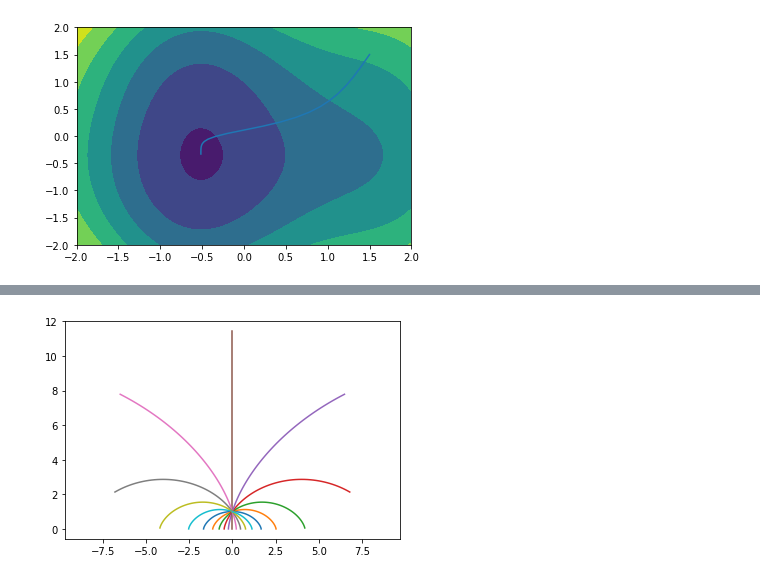
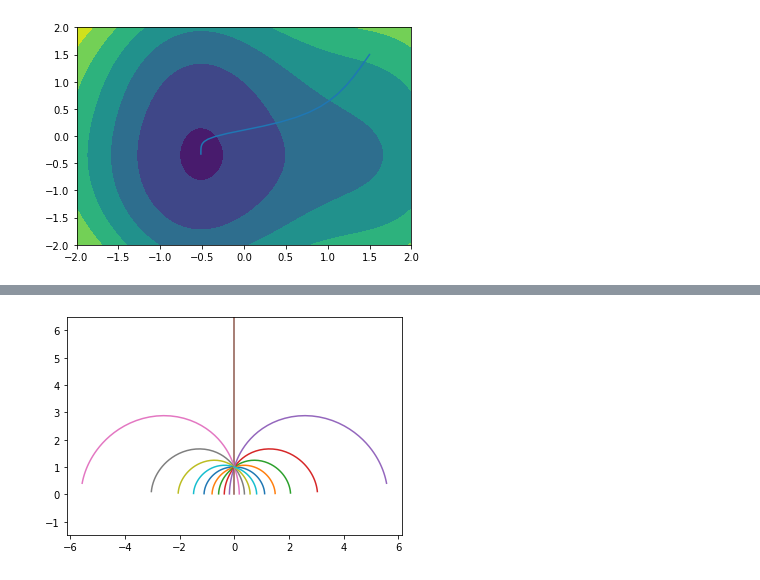
Before and after one commit to Mirebeau/MVA_ImagePDE, a Jupyter notebook: TP1/Dense.ipynb, the cells around one changed output, grey strips where cells are left out. Saved outputs shown, nothing was run; the diff lists cells and outputs as text; code cells hidden in the pictures.

```diff
--- a/TP1/Dense.ipynb
+++ b/TP1/Dense.ipynb
@@ -322,0 +340,12 @@ plt.plot(*np.array(x_).T);
+# %%
+def Hamilton(H,q,p,niter,step=0.1):
+    q_ = [q.copy()]
+    p_ = [p.copy()]
+    q_ad = vector_ad(q)
+    p_ad = vector_ad(p)
+    for i in range(niter):
+        q_ad.x += step* H(q,p_ad).v
+        p_ad.x -= step* H(q_ad,p).v
+        q_.append(q.copy())
+        p_.append(p.copy())
+    return q_,p_
@@ -323,16 +360,2 @@ plt.plot(*np.array(x_).T);
 # %%
-def H(q,p):
-    return  0.5*q[1] * (p**2).sum(axis=0)
+def H(q,p): return 0.5*q[1]**2 * (p[0]**2+p[1]**2)
-# %%
-def Hamilton(H,q,p,niter,step=0.1,stop=lambda q,p:False):
-    q_ = [q.copy()]
-    p_ = [p.copy()]
-    q_ad = vector_ad(q)
-    p_ad = vector_ad(p)
-    for i in range(niter):
-        q_ad.x += step* H(q,p_ad).v
-        p_ad.x -= step* H(q_ad,p).v
-        q_.append(q.copy())
-        p_.append(p.copy())
-        if stop(q,p): break
-    return q_,p_
@@ -343,7 +364,7 @@ q = np.array([0.,1.])
 θ = 1.
 p = np.array([np.cos(θ),np.sin(θ)])
 
-q_,p_ = Hamilton(H,q,p,100,stop=stop)
+q_,p_ = Hamilton(H,q,p,100)
 # %%
 plt.plot(*np.array(q_).T)
 plt.axis('equal');
@@ -352,10 +373,10 @@ plt.axis('equal');
 # %%
-
 for θ in np.linspace(0,2*np.pi,20,endpoint=False):
     q = np.array([0.,1.])
     p = np.array([np.cos(θ),np.sin(θ)])
-    q_,p_ = Hamilton(H,q,p,50,stop=stop)
+    q_,p_ = Hamilton(H,q,p,50)
     plt.plot(*np.array(q_).T)
 plt.axis('equal');
+plt.ylim(0,5);
 # %% [output]
-[figure, old version]
+[figure, new version]
```
Also changed, not shown: parts of 17 cells of this notebook, 1 other file.
